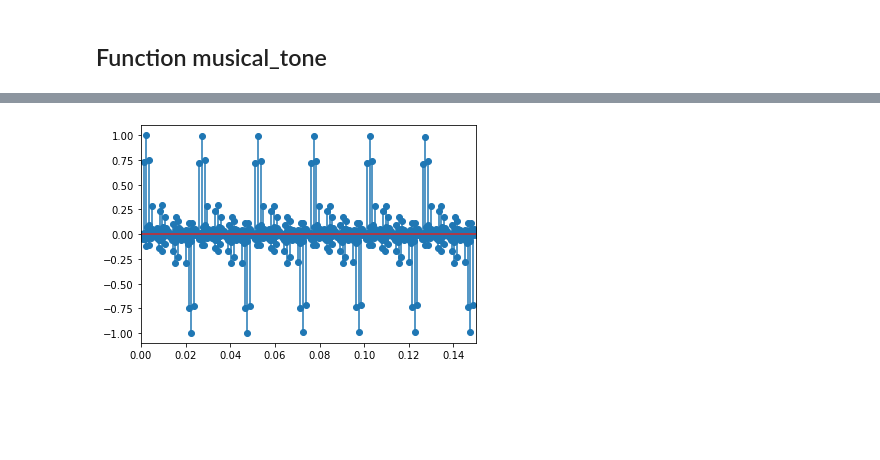
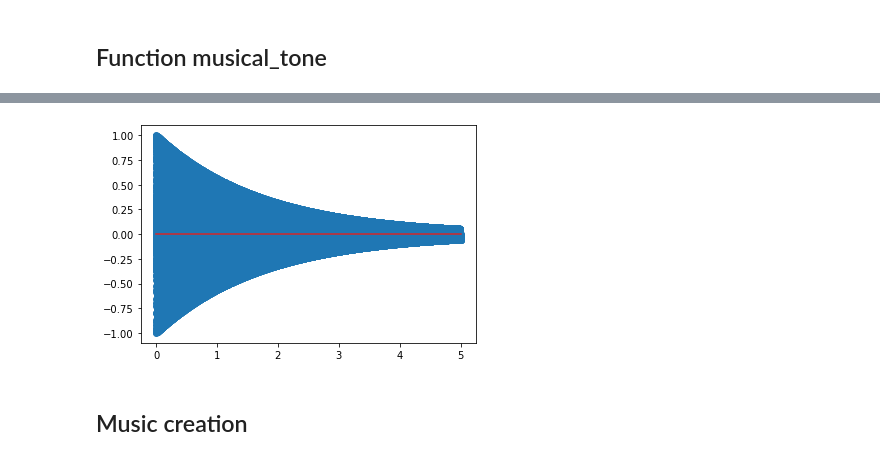
Before and after one commit to prafdin/DSP-Labs, a Jupyter notebook: Lab1.ipynb, the cells around one changed output, grey strips where cells are left out. Drawn from its saved outputs; the diff is of its cells as text; code cells hidden in the pictures; blank space fills up the shorter version.

```diff
--- a/Lab1.ipynb
+++ b/Lab1.ipynb
@@ -101,9 +101,26 @@ def apply_damping(input_signal , db, t, fs):
     exp_func = right_exp(damping_in_times, t)
     sqr_func = single_square_wave(0, t)
 
-    samples = np.linspace(0, t, t * fs + 1)
+    samples = np.linspace(0, t,round(t * fs + 1))
 
     return input_signal * exp_func(samples) * sqr_func(samples)
+
+def piano_stectre_imitate(signal):
+    F_UPPER_BOUND_PIANO = 2000
+
+    sqr_signal = single_square_wave(0, F_UPPER_BOUND_PIANO)
+    exp_signal = right_exp(0.2, F_UPPER_BOUND_PIANO)
+
+    output_signal = {}
+
+    for f_tone, tone in signal.items():
+        output_signal.update(  { f_tone : np.multiply(tone, sqr_signal([f_tone])) })
+
+    result = {}
+    for f_tone, tone in output_signal.items():
+        result.update(  { f_tone : np.multiply(tone, exp_signal([f_tone])) })
+
+    return result
 # %%
 F_UPPER_BOUND = 20000
 
@@ -113,31 +130,28 @@ def musical_tone(f, t , waveform = Waveform.HARMONIC, fs = 44100, db = -20):
     while (f_tones[-1] + f <= F_UPPER_BOUND):
         f_tones.append(f_tones[-1] + f)
 
-    tones = [ tone(x, t, waveform, fs) for x in f_tones ]
+    tones = { x : tone(x, t, Waveform.HARMONIC, fs) for x in f_tones }
 
-    result_signal = np.sum(tones, 0)
+    imitated_signal = piano_stectre_imitate(tones)
+
+    result_signal = np.sum([ t for _, t in imitated_signal.items() ], 0)
 
     dumped_signal = apply_damping(result_signal, db, t, fs)
 
     norm_signal = dumped_signal / max(dumped_signal)
 
     return norm_signal
-
-
-
-#     tones_count = len(tones)
-#     exp = right_exp(0.1, tones_count)
-#     for idx, _e in enumerate(exp(range(tones_count))):
-#     tones[idx] *= _e
 # %%
-plt.xlim(0, 0.15)
-f = 840
+# plt.xlim(0, 0.5)
+f = 260
 t = 5
-fs = 5000
-
-result = musical_tone(f, t, fs=fs, db= -5)
+fs = 44100
+samples = np.linspace(0, t, round(t * fs + 1))
+result = musical_tone(f, t, fs=fs, db= -25)
 plt.stem(samples, result)
 ipd.Audio(result, rate=fs)
 # %% [output]
 [interactive output not drawn]
-[figure, old version]
+[figure, new version]
+# %% [markdown]
+## Music creation
```
Also changed, not shown: parts of 6 cells of this notebook, 2 other files.
